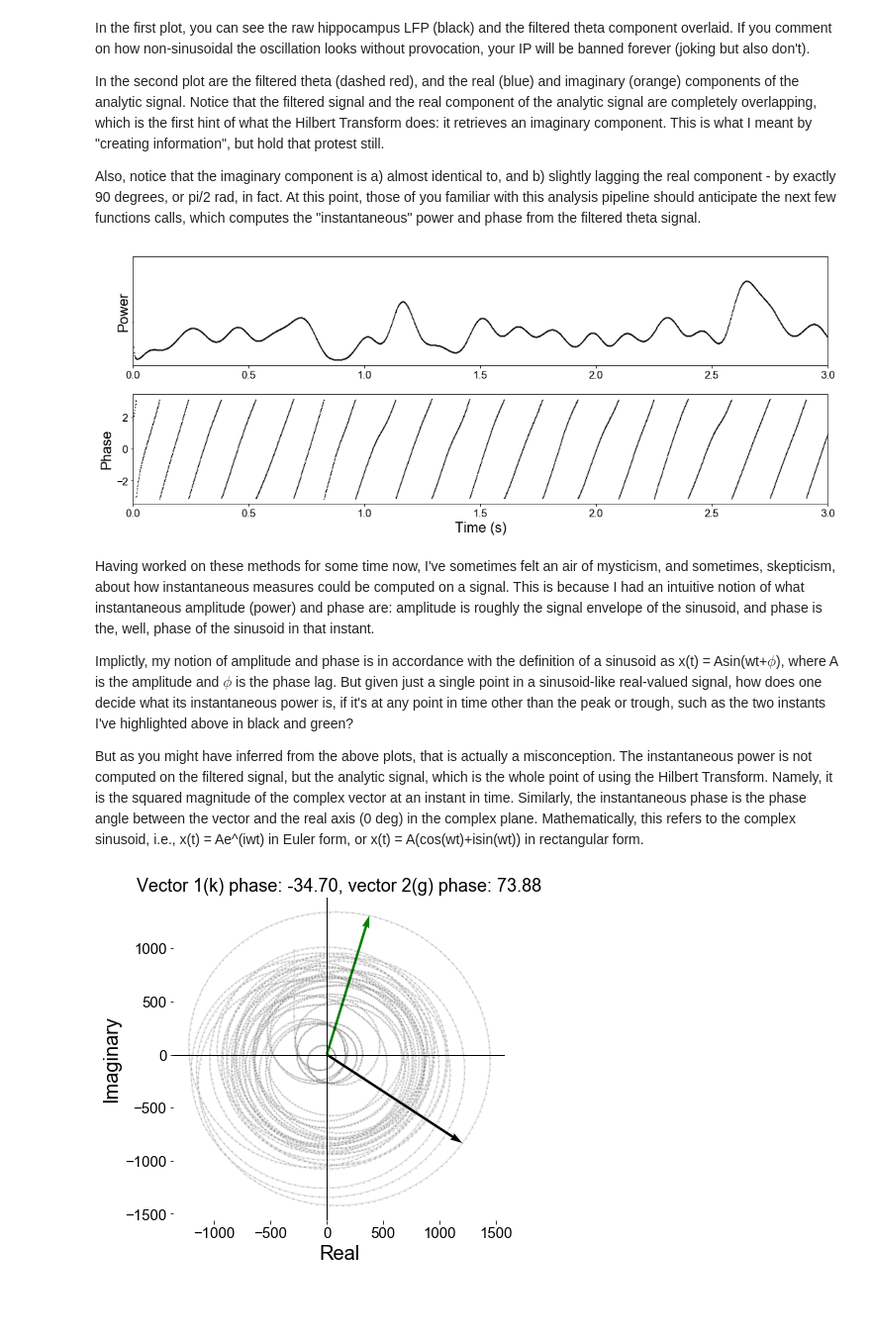
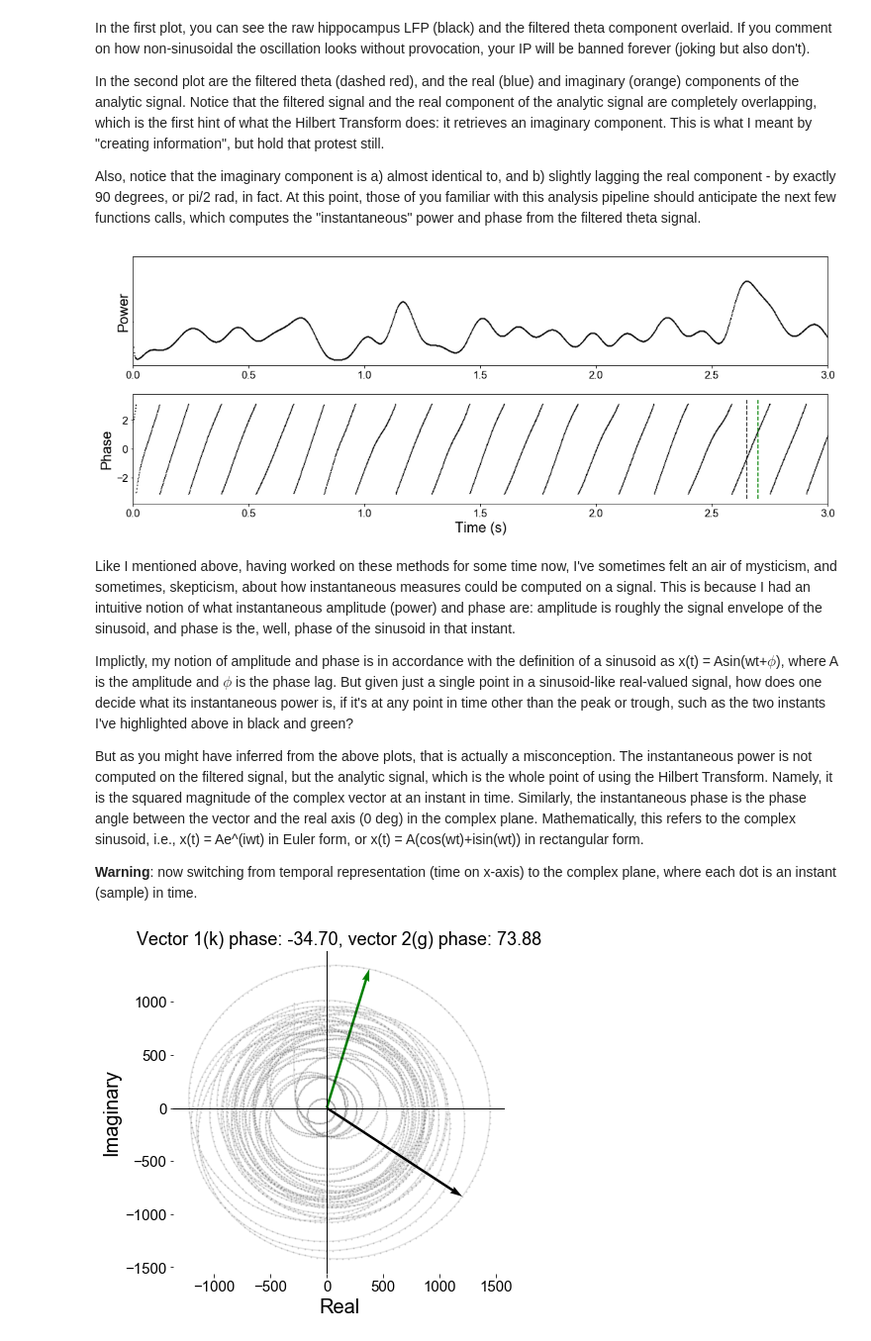
Before and after one commit to rdgao/roemerhasit, a Jupyter notebook: Roemer Says - Hilbert Transform.ipynb, the cells around one changed output. Shown: that part at 99% size. Cells and saved outputs as stored; diff of their text form; code cells hidden in the pictures; blank space fills up the shorter version.

```diff
--- a/Roemer Says - Hilbert Transform.ipynb
+++ b/Roemer Says - Hilbert Transform.ipynb
@@ -37,7 +53,7 @@ fs = data['fs']
 t = np.arange(len(x))/fs
 
 # filtering and hilbert transform
-x_filt = filter(x, fs, 'bandpass', fc=(4,12), remove_edge_artifacts=False)
+x_filt = ndsp.filter(x, fs, 'bandpass', fc=(4,12), remove_edge_artifacts=False)
 x_a = signal.hilbert(x_filt)
 
 # plotting
@@ -45,6 +61,7 @@ plt.figure(figsize=(15,6))
 plt.subplot(2,1,1)
 plt.plot(t,x, 'k', label='Raw Signal', alpha=0.4, lw=1)
 plt.plot(t,x_filt, 'r', label='Filtered Signal', lw=2)
+plt.ylabel('Real Signal')
 plt.legend()
 plt.xlim((0,3));
 
@@ -53,6 +70,7 @@ plt.plot(t,x_filt, '--r', label='Filtered Signal', alpha=1, lw=1)
 plt.plot(t,x_a.real, label='Hilbert Real', alpha=0.5, lw=2)
 plt.plot(t,x_a.imag, label='Hilbert Imag', alpha=0.5, lw=2)
 plt.xlabel('Time (s)')
+plt.ylabel('Complex Signal')
 plt.legend(loc='upper left')
 plt.xlim((0,3));
 
@@ -74,27 +93,33 @@ Also, notice that the imaginary component is a) almost identical to, and b) slig
 # %%
 x_power = np.abs(x_a)**2
 x_phase = np.angle(x_a)
 # plotting
 plt.figure(figsize=(15,6))
 plt.subplot(2,1,1)
 plt.plot(t,x_power, '.k', ms=1)
 plt.yticks([])
 plt.ylabel('Power')
 plt.xlim((0,3));
+
 plt.subplot(2,1,2)
 plt.plot(t,x_phase, '.k', ms=1)
 plt.ylabel('Phase')
 plt.xlabel('Time (s)')
+yb = plt.ylim()
+plt.plot([t1/fs]*2, yb, 'k--')
+plt.plot([t2/fs]*2, yb, 'g--')
 plt.xlim((0,3))
 plt.tight_layout()
 # %% [output]
-[figure, old version]
+[figure, new version]
 # %% [markdown]
-Having worked on these methods for some time now, I've sometimes felt an air of mysticism, and sometimes, skepticism, about how instantaneous measures could be computed on a signal. This is because I had an intuitive notion of what instantaneous amplitude (power) and phase are: amplitude is roughly the signal envelope of the sinusoid, and phase is the, well, phase of the sinusoid in that instant.
+Like I mentioned above, having worked on these methods for some time now, I've sometimes felt an air of mysticism, and sometimes, skepticism, about how instantaneous measures could be computed on a signal. This is because I had an intuitive notion of what instantaneous amplitude (power) and phase are: amplitude is roughly the signal envelope of the sinusoid, and phase is the, well, phase of the sinusoid in that instant.
 
 Implictly, my notion of amplitude and phase is in accordance with the definition of a sinusoid as x(t) = Asin(wt+$\phi$), where A is the amplitude and $\phi$ is the phase lag. But given just a single point in a sinusoid-like real-valued signal, how does one decide what its instantaneous power is, if it's at any point in time other than the peak or trough, such as the two instants I've highlighted above in black and green?
 
 But as you might have inferred from the above plots, that is actually a misconception. The instantaneous power is not computed on the filtered signal, but the analytic signal, which is the whole point of using the Hilbert Transform. Namely, it is the squared magnitude of the complex vector at an instant in time. Similarly, the instantaneous phase is the phase angle between the vector and the real axis (0 deg) in the complex plane. Mathematically, this refers to the complex sinusoid, i.e., x(t) = Ae^(iwt) in Euler form, or x(t) = A(cos(wt)+isin(wt)) in rectangular form.
+
+**Warning**: now switching from temporal representation (time on x-axis) to the complex plane, where each dot is an instant (sample) in time.
 # %%
 plt.figure(figsize=(6,6))
 plt.axhline(color='k', lw=1)
```
Also changed, not shown: parts of 20 cells of this notebook.
